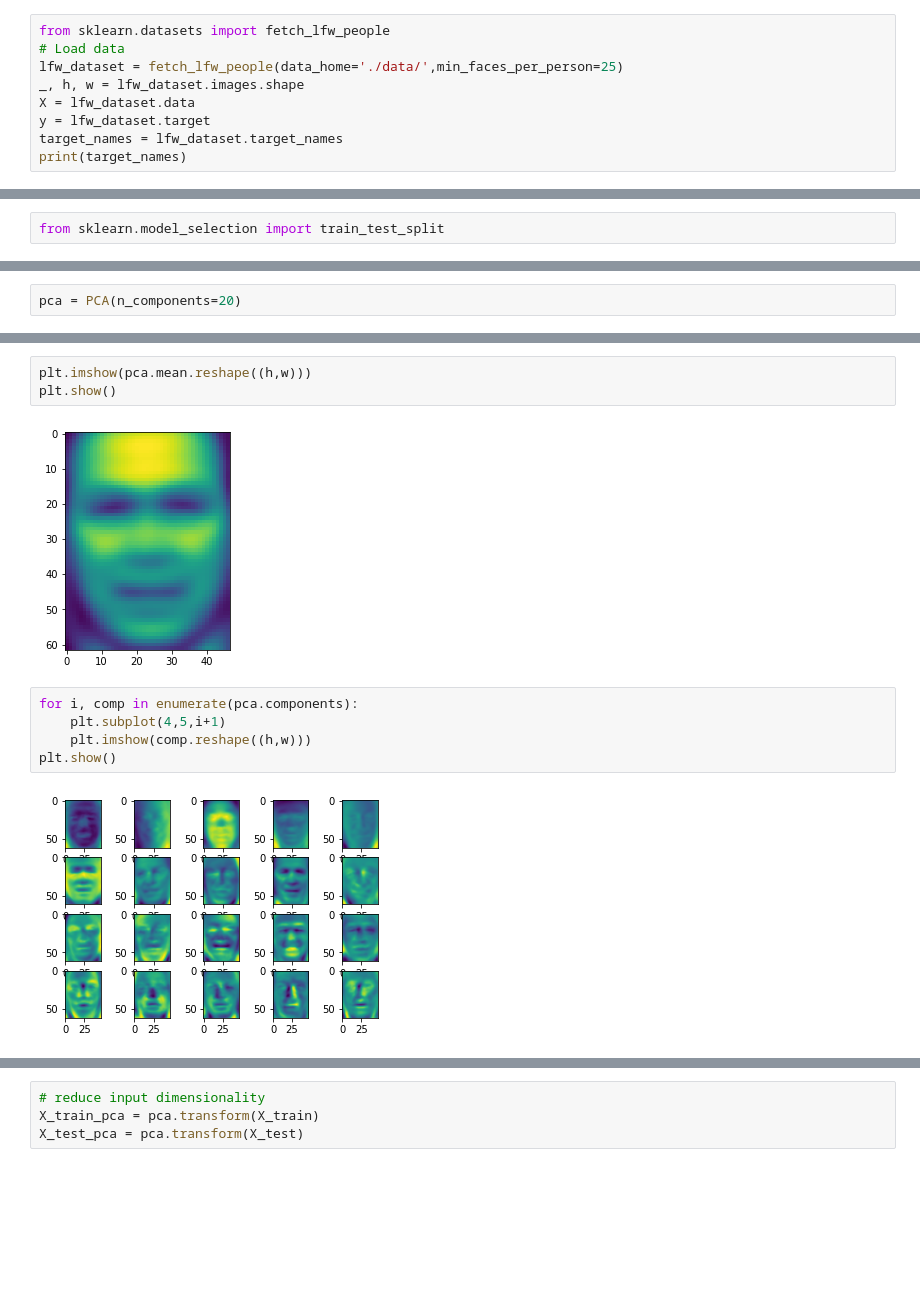
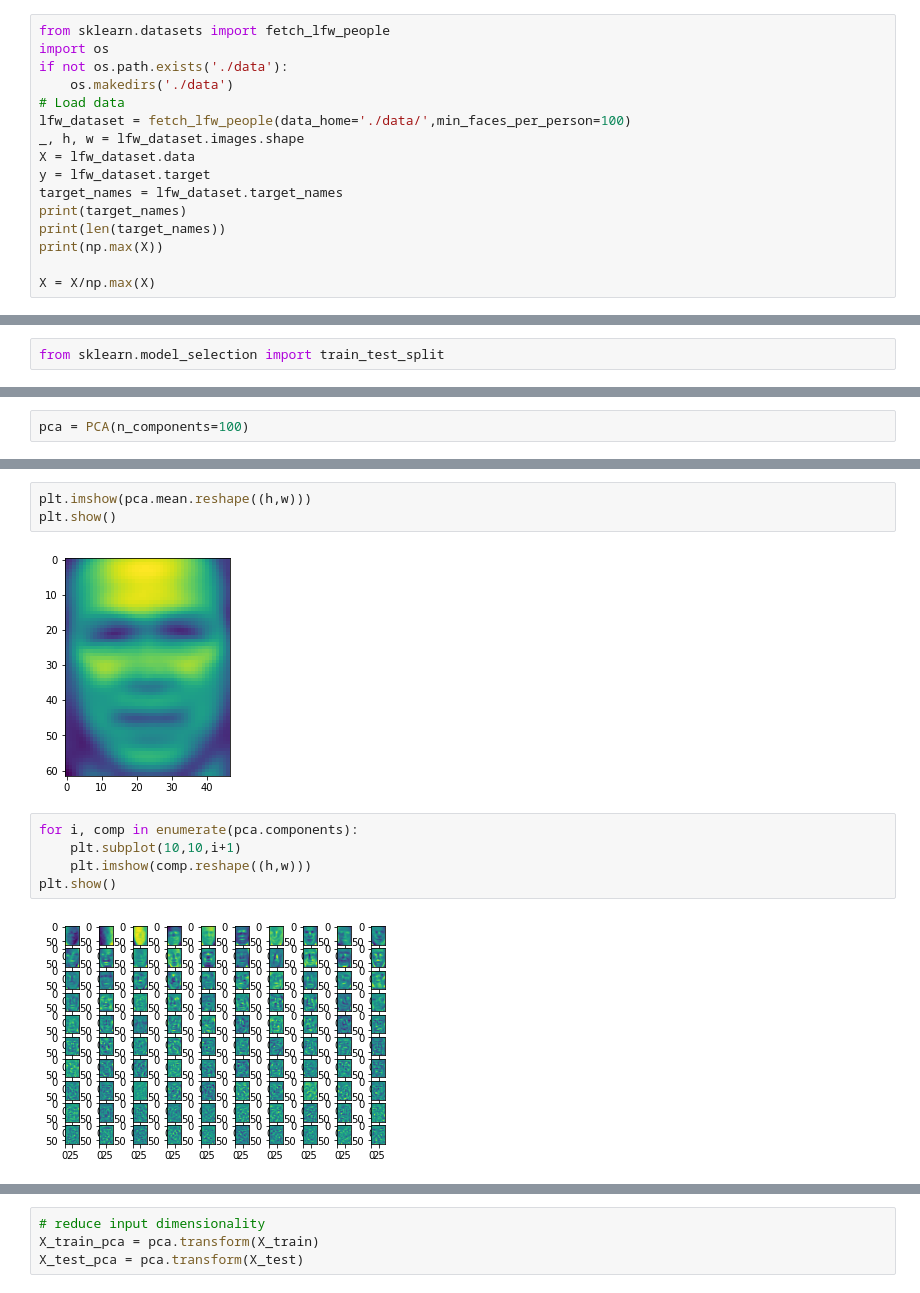
Before and after one commit to Krasner/ml_practice, a Jupyter notebook: pca.ipynb, the cells around one changed output, grey strips where cells are left out. Saved outputs shown, nothing was run; the diff lists cells and outputs as text; blank space fills up the shorter version.

```diff
--- a/pca.ipynb
+++ b/pca.ipynb
@@ -45,11 +45,18 @@ class PCA:
         return self.transform(X)
 # %%
 from sklearn.datasets import fetch_lfw_people
+import os
+if not os.path.exists('./data'):
+    os.makedirs('./data')
 # Load data
-lfw_dataset = fetch_lfw_people(data_home='./data/',min_faces_per_person=25)
+lfw_dataset = fetch_lfw_people(data_home='./data/',min_faces_per_person=100)
 _, h, w = lfw_dataset.images.shape
 X = lfw_dataset.data
 y = lfw_dataset.target
 target_names = lfw_dataset.target_names
 print(target_names)
+print(len(target_names))
+print(np.max(X))
+
+X = X/np.max(X)
 # %% [output]
@@ -77,5 +78,5 @@ print(X_test.shape)
 # %%
-pca = PCA(n_components=20)
+pca = PCA(n_components=100)
 # %%
 pca.fit(X_train)
 print(pca.eigenvalues)
@@ -87,14 +91,14 @@ print(pca.eigenvalues)
 plt.imshow(pca.mean.reshape((h,w)))
 plt.show()
 # %% [output]
-[figure, old version]
+[figure, new version]
 # %%
 for i, comp in enumerate(pca.components):
-    plt.subplot(4,5,i+1)
+    plt.subplot(10,10,i+1)
     plt.imshow(comp.reshape((h,w)))
 plt.show()
 # %% [output]
-[figure, old version]
+[figure, new version]
 # %%
 c = pca.transform(X_test[0])
 print(c)
```
Also changed, not shown: parts of 15 cells of this notebook.
